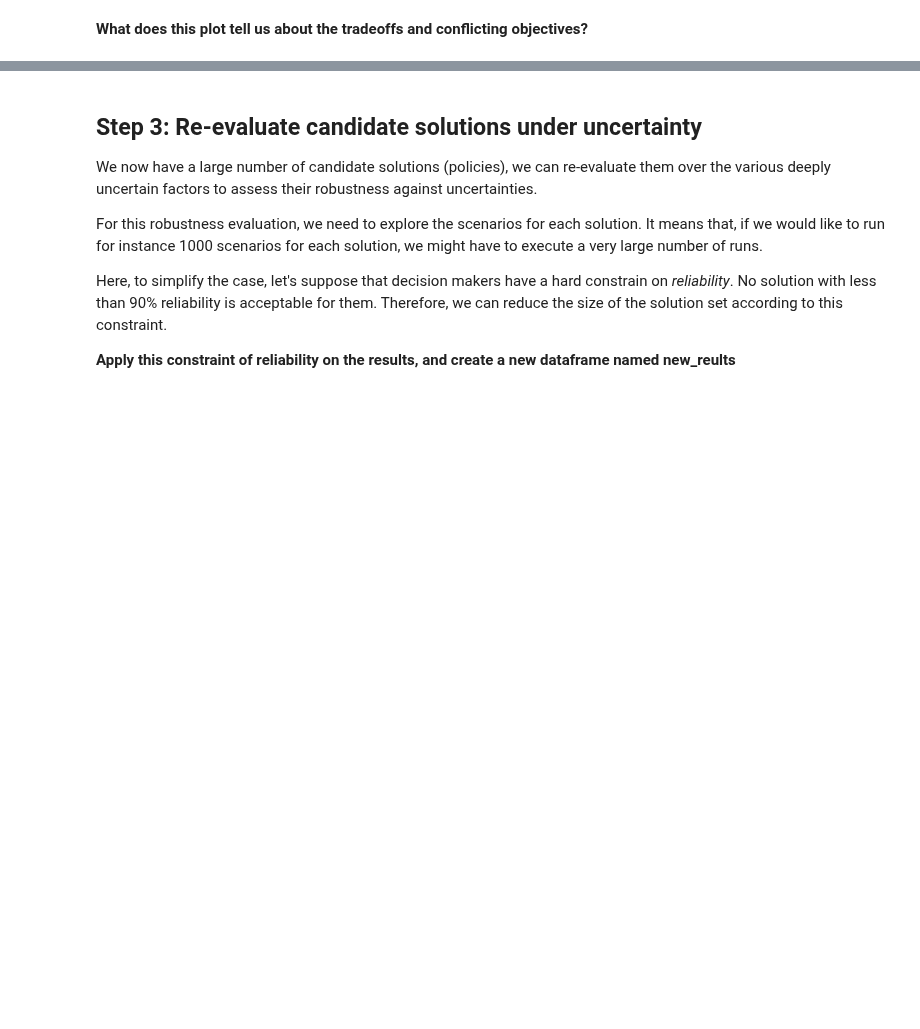
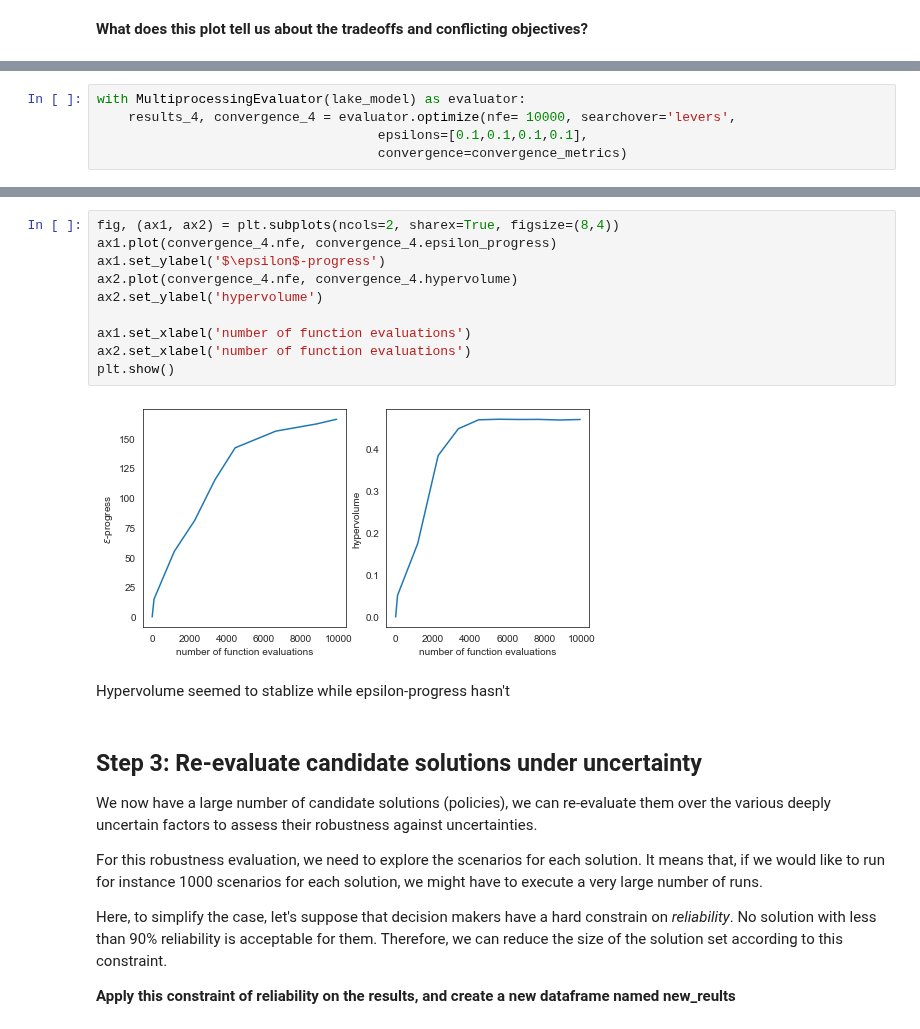
Before and after one commit to triple-capacho/EPA1361, a Jupyter notebook: Week 5-6 - robustness and direct search/assignment 8 - MORDM.ipynb, the cells around one changed output, grey strips where cells are left out. Drawn from its saved outputs; the diff is of its cells as text; blank space fills up the shorter version.

```diff
--- a/Week 5-6 - robustness and direct search/assignment 8 - MORDM.ipynb
+++ b/Week 5-6 - robustness and direct search/assignment 8 - MORDM.ipynb
@@ -161,0 +217,5 @@ There are a lot of tradeoffs to go for. especially for inertia.
+# %%
+with MultiprocessingEvaluator(lake_model) as evaluator:
+    results_4, convergence_4 = evaluator.optimize(nfe= 10000, searchover='levers',
+                                    epsilons=[0.1,0.1,0.1,0.1],
+                                    convergence=convergence_metrics)
@@ -162,3 +240,17 @@ There are a lot of tradeoffs to go for. especially for inertia.
+# %%
+fig, (ax1, ax2) = plt.subplots(ncols=2, sharex=True, figsize=(8,4))
+ax1.plot(convergence_4.nfe, convergence_4.epsilon_progress)
+ax1.set_ylabel('$\epsilon$-progress')
+ax2.plot(convergence_4.nfe, convergence_4.hypervolume)
+ax2.set_ylabel('hypervolume')
+
+ax1.set_xlabel('number of function evaluations')
+ax2.set_xlabel('number of function evaluations')
+plt.show()
+# %% [output]
+[figure, added]
+# %% [markdown]
+Hypervolume seemed to stablize while epsilon-progress hasn't
 # %% [markdown]
 ## Step 3: Re-evaluate candidate solutions under uncertainty
 
```
Also changed, not shown: parts of 33 cells of this notebook.
